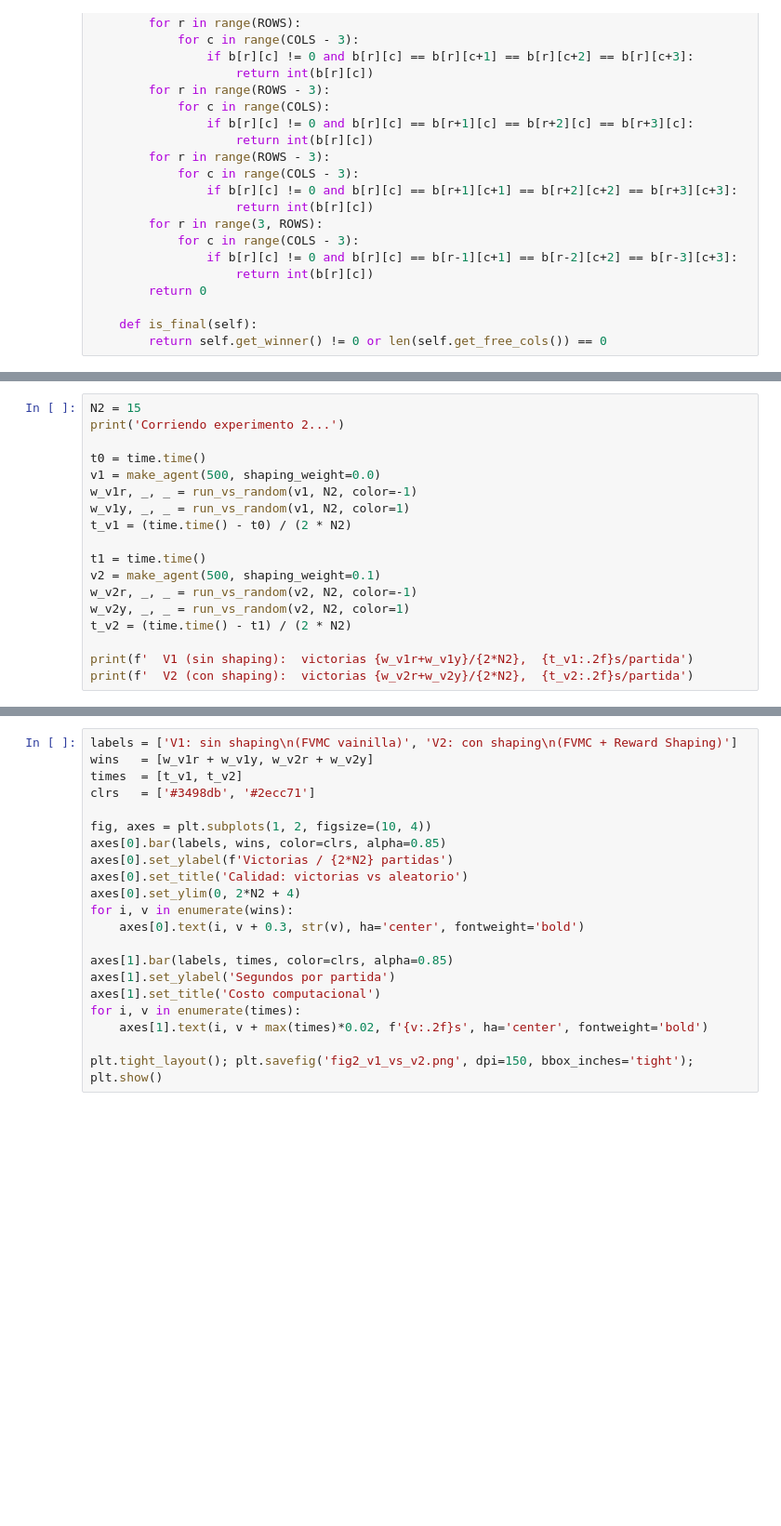
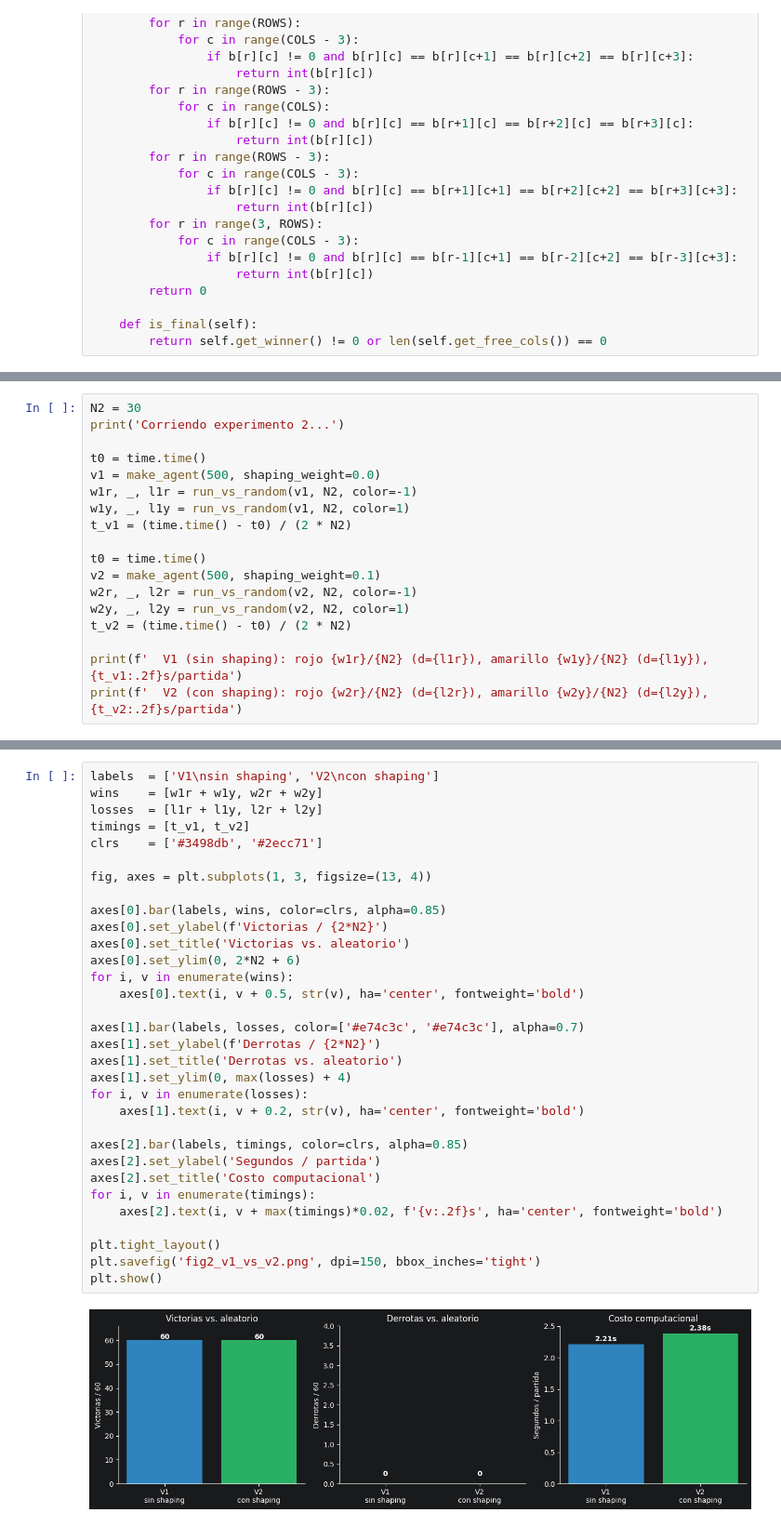
Before and after one commit to estemen27/Proyecto-Final-Fundamentos-de-IA, a Jupyter notebook: entrega.ipynb, the cells around one changed output, grey strips where cells are left out. Shown at 93% size. Saved outputs shown, nothing was run; the diff lists cells and outputs as text; blank space fills up the shorter version.

```diff
--- a/entrega.ipynb
+++ b/entrega.ipynb
@@ -231,18 +264,18 @@ Las dos versiones del agente al mismo presupuesto `n_trials=500`:
 # %%
-N2 = 15
+N2 = 30
 print('Corriendo experimento 2...')
 
 t0 = time.time()
 v1 = make_agent(500, shaping_weight=0.0)
-w_v1r, _, _ = run_vs_random(v1, N2, color=-1)
-w_v1y, _, _ = run_vs_random(v1, N2, color=1)
+w1r, _, l1r = run_vs_random(v1, N2, color=-1)
+w1y, _, l1y = run_vs_random(v1, N2, color=1)
 t_v1 = (time.time() - t0) / (2 * N2)
 
-t1 = time.time()
+t0 = time.time()
 v2 = make_agent(500, shaping_weight=0.1)
-w_v2r, _, _ = run_vs_random(v2, N2, color=-1)
-w_v2y, _, _ = run_vs_random(v2, N2, color=1)
-t_v2 = (time.time() - t1) / (2 * N2)
+w2r, _, l2r = run_vs_random(v2, N2, color=-1)
+w2y, _, l2y = run_vs_random(v2, N2, color=1)
+t_v2 = (time.time() - t0) / (2 * N2)
 
-print(f'  V1 (sin shaping):  victorias {w_v1r+w_v1y}/{2*N2},  {t_v1:.2f}s/partida')
-print(f'  V2 (con shaping):  victorias {w_v2r+w_v2y}/{2*N2},  {t_v2:.2f}s/partida')
+print(f'  V1 (sin shaping): rojo {w1r}/{N2} (d={l1r}), amarillo {w1y}/{N2} (d={l1y}), {t_v1:.2f}s/partida')
+print(f'  V2 (con shaping): rojo {w2r}/{N2} (d={l2r}), amarillo {w2y}/{N2} (d={l2y}), {t_v2:.2f}s/partida')
@@ -249,21 +286,34 @@ print(f'  V2 (con shaping):  victorias {w_v2r+w_v2y}/{2*N2},  {t_v2:.2f}s/partid
 # %%
-labels = ['V1: sin shaping\n(FVMC vainilla)', 'V2: con shaping\n(FVMC + Reward Shaping)']
-wins   = [w_v1r + w_v1y, w_v2r + w_v2y]
-times  = [t_v1, t_v2]
-clrs   = ['#3498db', '#2ecc71']
+labels  = ['V1\nsin shaping', 'V2\ncon shaping']
+wins    = [w1r + w1y, w2r + w2y]
+losses  = [l1r + l1y, l2r + l2y]
+timings = [t_v1, t_v2]
+clrs    = ['#3498db', '#2ecc71']
 
-fig, axes = plt.subplots(1, 2, figsize=(10, 4))
+fig, axes = plt.subplots(1, 3, figsize=(13, 4))
+
 axes[0].bar(labels, wins, color=clrs, alpha=0.85)
-axes[0].set_ylabel(f'Victorias / {2*N2} partidas')
-axes[0].set_title('Calidad: victorias vs aleatorio')
-axes[0].set_ylim(0, 2*N2 + 4)
+axes[0].set_ylabel(f'Victorias / {2*N2}')
+axes[0].set_title('Victorias vs. aleatorio')
+axes[0].set_ylim(0, 2*N2 + 6)
 for i, v in enumerate(wins):
-    axes[0].text(i, v + 0.3, str(v), ha='center', fontweight='bold')
+    axes[0].text(i, v + 0.5, str(v), ha='center', fontweight='bold')
 
-axes[1].bar(labels, times, color=clrs, alpha=0.85)
-axes[1].set_ylabel('Segundos por partida')
-axes[1].set_title('Costo computacional')
-for i, v in enumerate(times):
-    axes[1].text(i, v + max(times)*0.02, f'{v:.2f}s', ha='center', fontweight='bold')
+axes[1].bar(labels, losses, color=['#e74c3c', '#e74c3c'], alpha=0.7)
+axes[1].set_ylabel(f'Derrotas / {2*N2}')
+axes[1].set_title('Derrotas vs. aleatorio')
+axes[1].set_ylim(0, max(losses) + 4)
+for i, v in enumerate(losses):
+    axes[1].text(i, v + 0.2, str(v), ha='center', fontweight='bold')
 
-plt.tight_layout(); plt.savefig('fig2_v1_vs_v2.png', dpi=150, bbox_inches='tight'); plt.show()
+axes[2].bar(labels, timings, color=clrs, alpha=0.85)
+axes[2].set_ylabel('Segundos / partida')
+axes[2].set_title('Costo computacional')
+for i, v in enumerate(timings):
+    axes[2].text(i, v + max(timings)*0.02, f'{v:.2f}s', ha='center', fontweight='bold')
+
+plt.tight_layout()
+plt.savefig('fig2_v1_vs_v2.png', dpi=150, bbox_inches='tight')
+plt.show()
+# %% [output]
+[figure, added]
```
Also changed, not shown: parts of 26 cells of this notebook, 2 other files.
